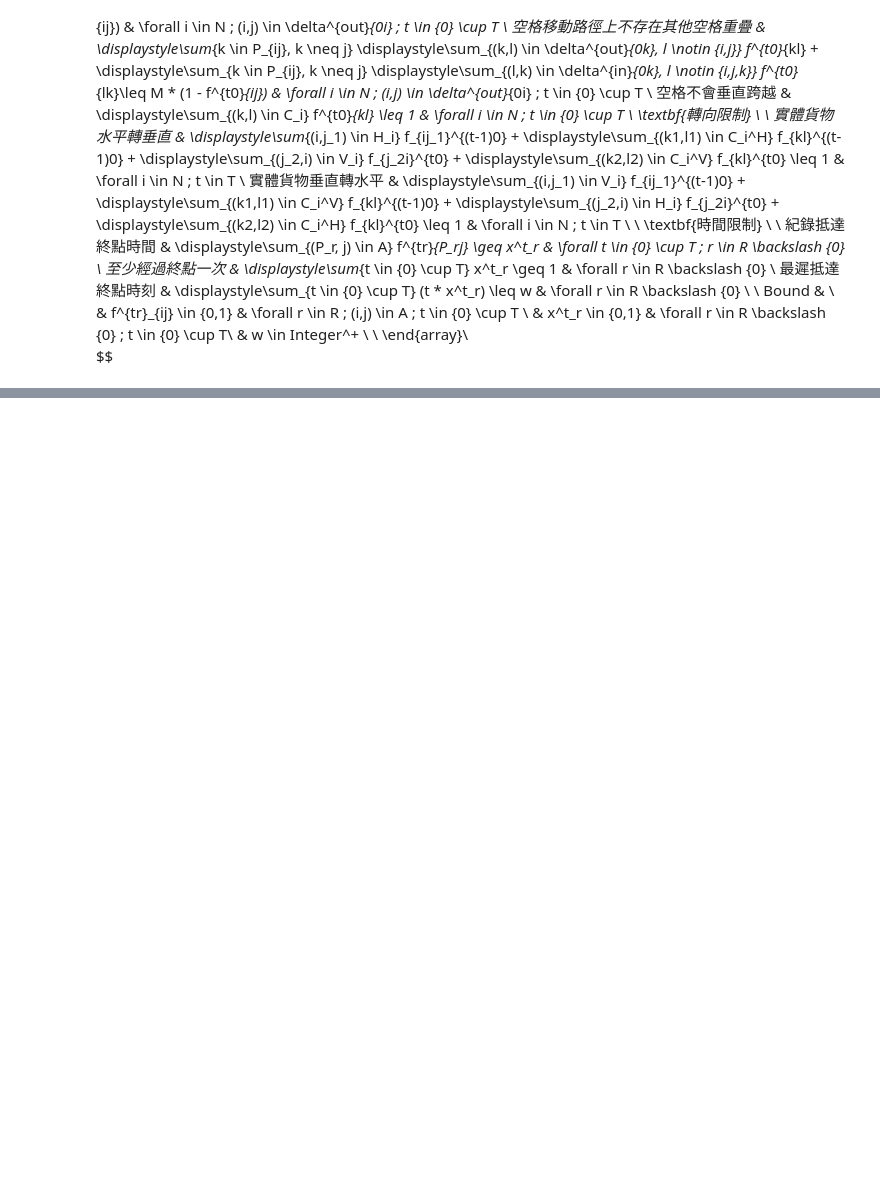
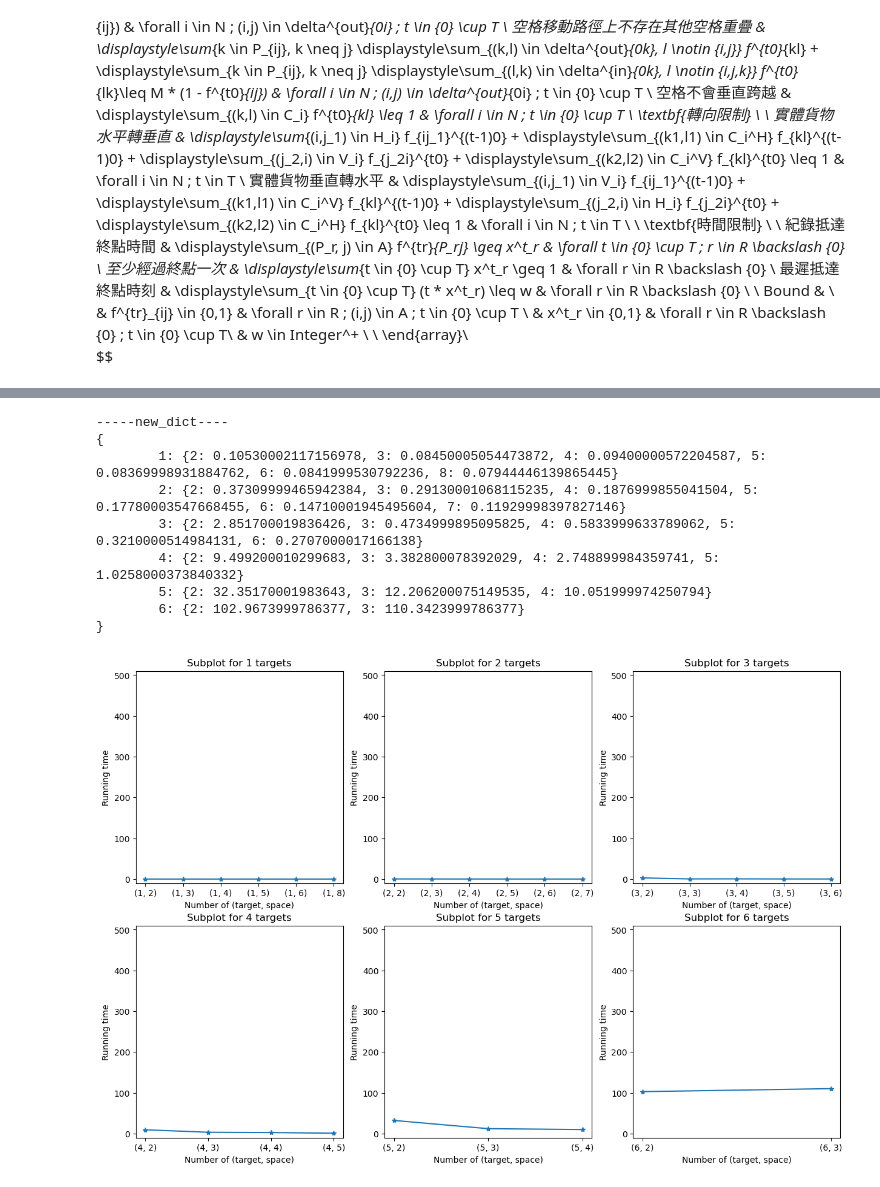
Before and after one commit to YJClark/114_prj, a Jupyter notebook: model_spa.ipynb, the cells around one changed output, grey strips where cells are left out. Cells and saved outputs as stored; diff of their text form; code cells hidden in the pictures; blank space fills up the shorter version.

```diff
--- a/model_spa.ipynb
+++ b/model_spa.ipynb
@@ -345,0 +295,7 @@ time period 30
+# %%
+# 這邊是引入 output_spa 來做
+# main
+
+size = (3,3)
+datadict, tar_list = pairDataDict(size)
+print(datadict)
@@ -345,0 +325,13 @@ time period 30
+# %%
+resultGraph(size, datadict, tar_list)
+# %% [output]
+-----new_dict----
+{
+        1: {2: 0.10530002117156978, 3: 0.08450005054473872, 4: 0.09400000572204587, 5: 0.08369998931884762, 6: 0.0841999530792236, 8: 0.07944446139865445}
+        2: {2: 0.37309999465942384, 3: 0.29130001068115235, 4: 0.1876999855041504, 5: 0.17780003547668455, 6: 0.14710001945495604, 7: 0.11929998397827146}
+        3: {2: 2.851700019836426, 3: 0.4734999895095825, 4: 0.5833999633789062, 5: 0.3210000514984131, 6: 0.2707000017166138}
+        4: {2: 9.499200010299683, 3: 3.382800078392029, 4: 2.748899984359741, 5: 1.0258000373840332}
+        5: {2: 32.35170001983643, 3: 12.206200075149535, 4: 10.051999974250794}
+        6: {2: 102.9673999786377, 3: 110.3423999786377}
+}
+[figure, added]
```
Also changed, not shown: parts of 7 cells of this notebook, 3 other files.
